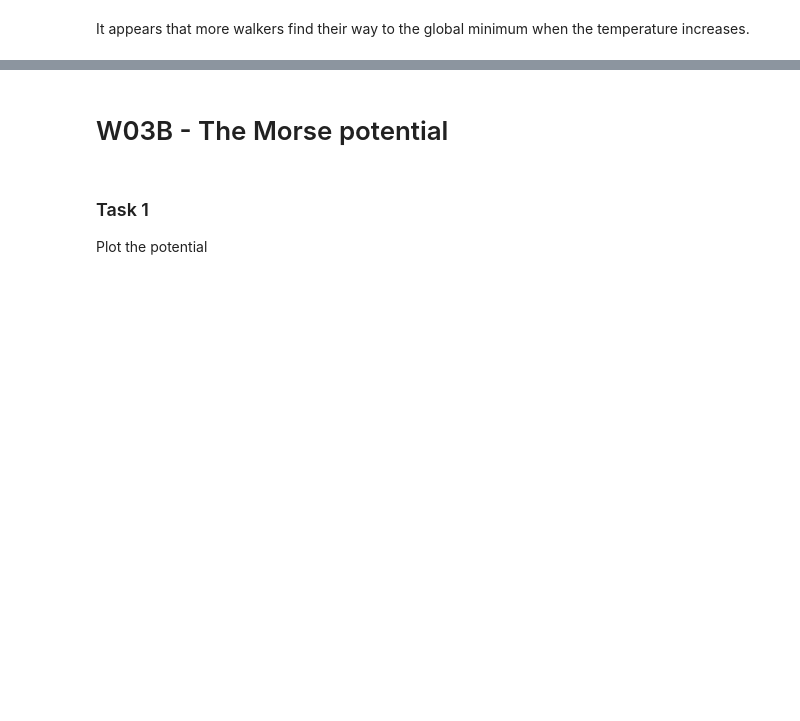
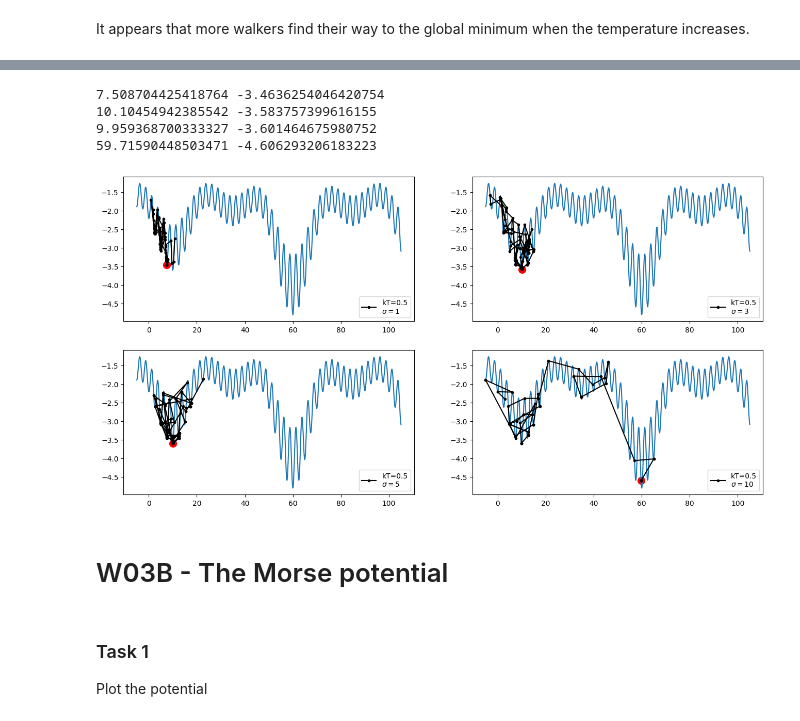
Before and after one commit to EmiloKatten/CompPhys, a Jupyter notebook: 3 Optimization/exercises.ipynb, the cells around one changed output, grey strips where cells are left out. Cells and saved outputs as stored; diff of their text form; code cells hidden in the pictures; blank space fills up the shorter version.

```diff
--- a/3 Optimization/exercises.ipynb
+++ b/3 Optimization/exercises.ipynb
@@ -150,3 +155,14 @@ s_highT.big_plot(ax)
+# %%
+fig, axes = plt.subplots(2,2,figsize=(16,8))
+for sigma, ax in zip([1, 3, 5, 10], axes.flatten()):
+    s_highT = System(n_steps=100, kT=0.5, x=3, xmin=-5, xmax=105, delta=sigma)
+    s_highT.big_plot(ax)
+# %% [output]
+7.508704425418764 -3.4636254046420754
+10.10454942385542 -3.583757399616155
+9.959368700333327 -3.601464675980752
+59.71590448503471 -4.606293206183223
+[figure, added]
 # %% [markdown]
 # W03B - The Morse potential
 # %% [markdown]
```
Also changed, not shown: parts of 36 cells of this notebook, 13 other files.
